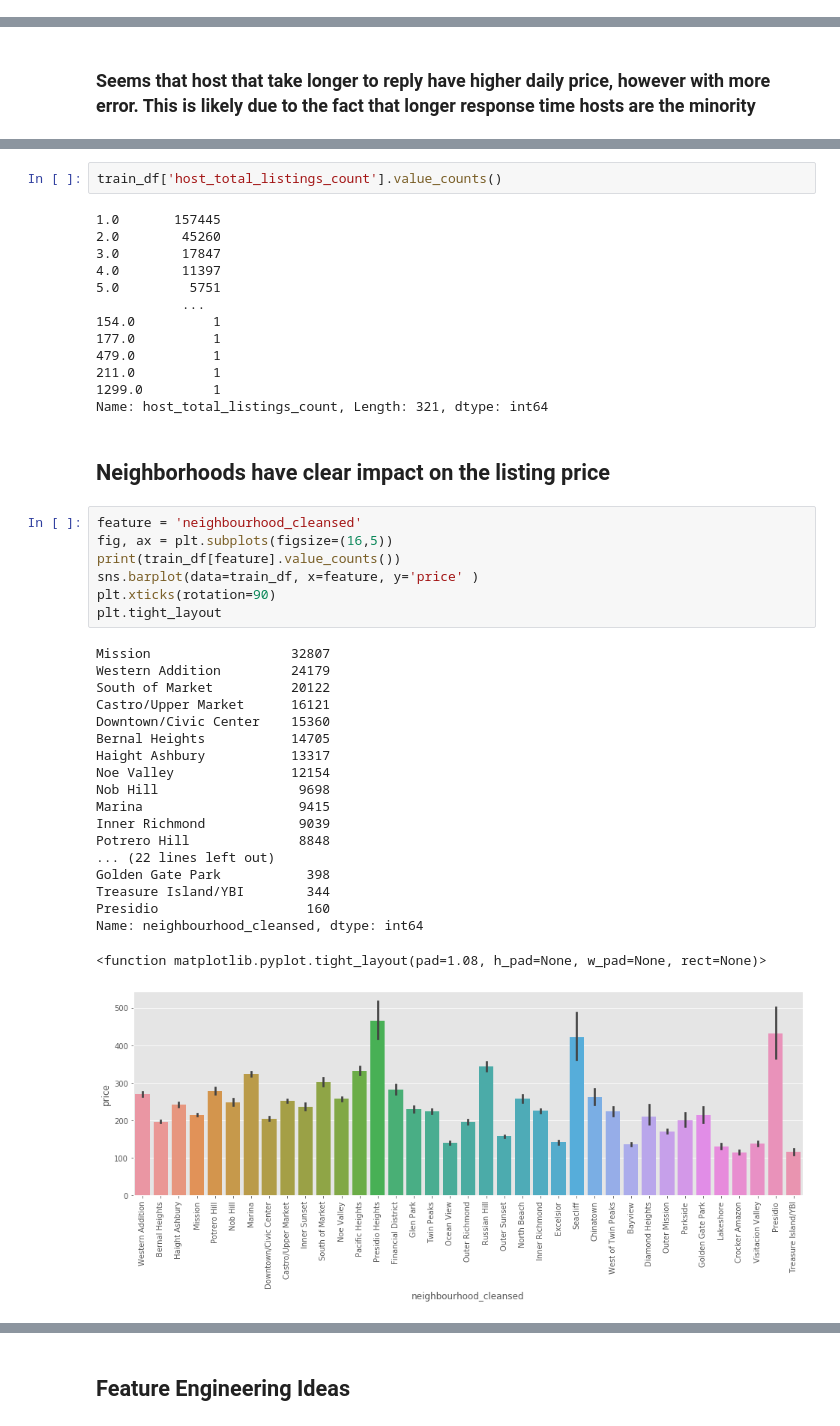
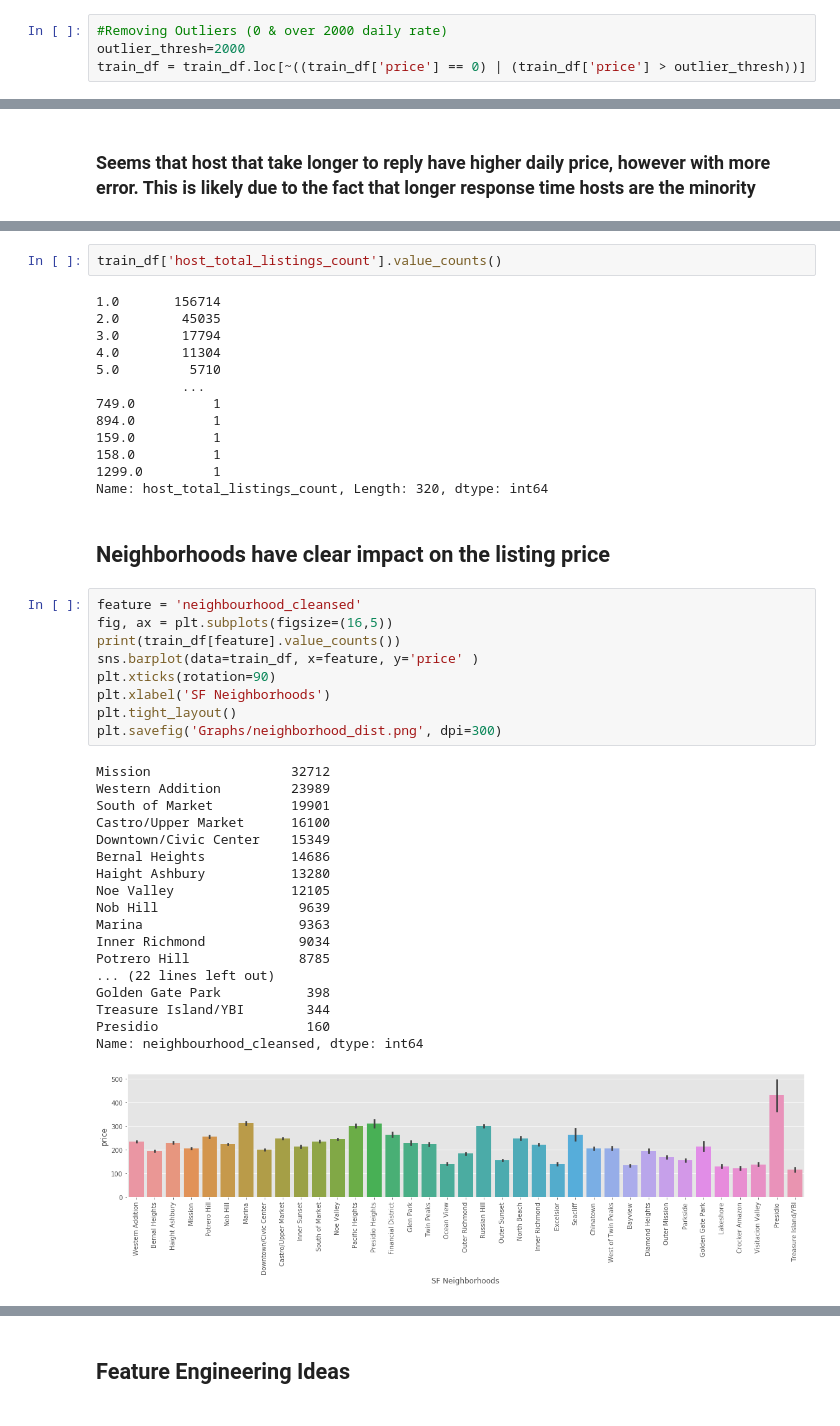
Before and after one commit to sherryduong93/Predict_AirBnB_Listings, a Jupyter notebook: Airbnb_Data_EDA.ipynb, the cells around one changed output, grey strips where cells are left out. Cells and saved outputs as stored; diff of their text form.

```diff
--- a/Airbnb_Data_EDA.ipynb
+++ b/Airbnb_Data_EDA.ipynb
@@ -324,6 +338,10 @@ plt.ylabel('Frequency')
 Outlier Cutoff: 2000, Pct Outliers: 0.004080598149790901
 Text(0, 0.5, 'Frequency')
 [figure]
+# %%
+#Removing Outliers (0 & over 2000 daily rate)
+outlier_thresh=2000
+train_df = train_df.loc[~((train_df['price'] == 0) | (train_df['price'] > outlier_thresh))]
 # %%
 numeric_data = train_df.select_dtypes(include=[np.number])
 cat_data = train_df.select_dtypes(exclude=[np.number])
@@ -631,47 +736,48 @@ Name: host_is_superhost, dtype: int64
 # %%
 train_df['host_total_listings_count'].value_counts()
 # %% [output]
-1.0       157445
-2.0        45260
-3.0        17847
-4.0        11397
-5.0         5751
+1.0       156714
+2.0        45035
+3.0        17794
+4.0        11304
+5.0         5710
            ...
-154.0          1
-177.0          1
-479.0          1
-211.0          1
+749.0          1
+894.0          1
+159.0          1
+158.0          1
 1299.0         1
-Name: host_total_listings_count, Length: 321, dtype: int64
+Name: host_total_listings_count, Length: 320, dtype: int64
 # %% [markdown]
 ## Neighborhoods have clear impact on the listing price
 # %%
 feature = 'neighbourhood_cleansed'
 fig, ax = plt.subplots(figsize=(16,5))
 print(train_df[feature].value_counts())
 sns.barplot(data=train_df, x=feature, y='price' )
 plt.xticks(rotation=90)
-plt.tight_layout
+plt.xlabel('SF Neighborhoods')
+plt.tight_layout()
+plt.savefig('Graphs/neighborhood_dist.png', dpi=300)
 # %% [output]
-Mission                  32807
-Western Addition         24179
-South of Market          20122
-Castro/Upper Market      16121
-Downtown/Civic Center    15360
-Bernal Heights           14705
-Haight Ashbury           13317
-Noe Valley               12154
-Nob Hill                  9698
-Marina                    9415
-Inner Richmond            9039
-Potrero Hill              8848
+Mission                  32712
+Western Addition         23989
+South of Market          19901
+Castro/Upper Market      16100
+Downtown/Civic Center    15349
+Bernal Heights           14686
+Haight Ashbury           13280
+Noe Valley               12105
+Nob Hill                  9639
+Marina                    9363
+Inner Richmond            9034
+Potrero Hill              8785
 ... (22 lines left out)
 Golden Gate Park           398
 Treasure Island/YBI        344
 Presidio                   160
 Name: neighbourhood_cleansed, dtype: int64
-<function matplotlib.pyplot.tight_layout(pad=1.08, h_pad=None, w_pad=None, rect=None)>
-[figure, old version]
+[figure, new version]
 # %%
 plt.figure(figsize=(16,6))
 sns.scatterplot(x='longitude',y='latitude', data=train_df,
```
Also changed, not shown: parts of 76 cells of this notebook, 5 other files.
